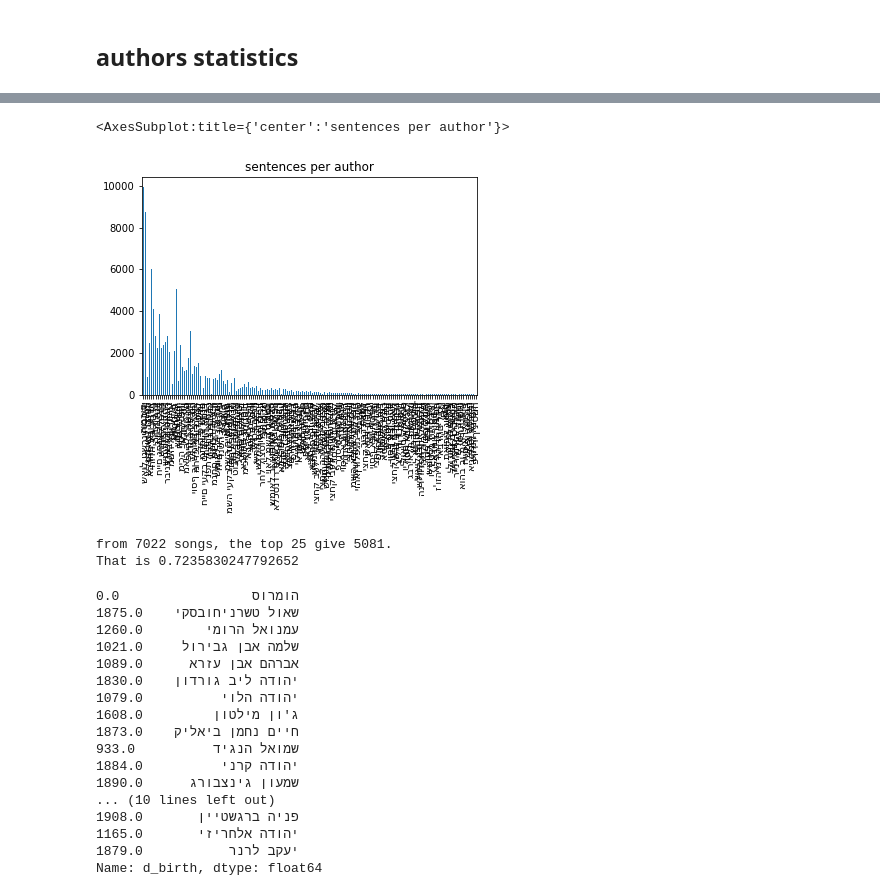
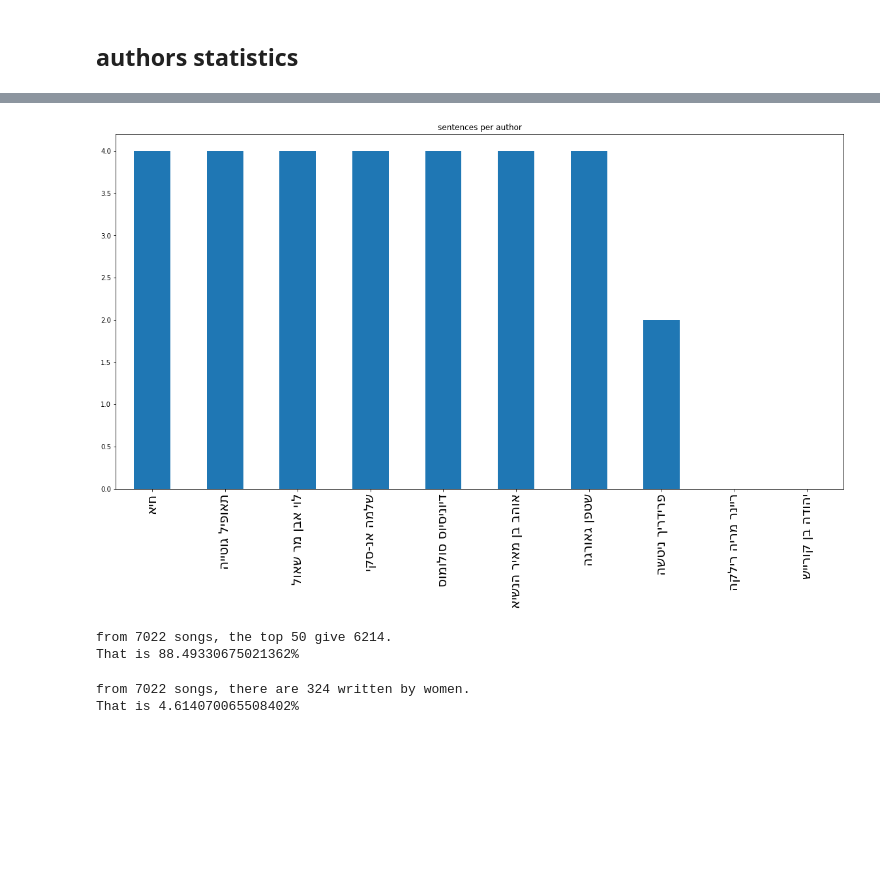
Before and after one commit to ronamir1/NLP-finalProject, a Jupyter notebook: Data_Processing/authors_statistics.ipynb, the cells around one changed output, grey strips where cells are left out. Cells and saved outputs as stored; diff of their text form; code cells hidden in the pictures; blank space fills up the shorter version.

```diff
--- a/Data_Processing/authors_statistics.ipynb
+++ b/Data_Processing/authors_statistics.ipynb
@@ -71,4 +72,7 @@ authors_data_frame.head()
 | עמנואל הרומי | 21 | [26, 0, 39, 0, 18, 13, 13, 13, 13... | [5222, 13015, 4448, 3105, 3729, 6... | 107 | male | Rome | Fermo | 1260-01-01 | 1328-01-01 | ... |
 | שלמה אבן גבירול | 627 | [3, 0, 4, 1, 14, 2, 0, 1, 7, 8, 1... | [30, 50, 48, 53, 353, 35, 139, 13... | 40 | male | M?laga | Valencia | 1021-01-01 | 11/18/1057 | ... |
 | אברהם אבן עזרא | 668 | [8, 9, 6, 7, 5, 1, 7, 6, 9, 1, 6,... | [96, 100, 73, 43, 65, 16, 257, 69... | 46 | male | Tudela | Tudela | 1089-01-01 | 1167-10-15 | ... |
+# %%
+reversed_names_df = authors_data_frame
+reversed_names_df.index = reversed_names_df.index.map(lambda x : x[::-1])
 # %%
@@ -79,35 +85,27 @@ authors_data_frame.words_total.plot.bar(title="words per author")
 # %%
-authors_data_frame.sentence_total.plot.bar(title="sentences per author")
+plt.figure(figsize=(20, 10))
+reversed_names_df.sentence_total.sort_values(ascending=False)[-10:].plot.bar(title="sentences per author")
+plt.xticks(fontsize=20)
+plt.show()
 # %% [output]
-<AxesSubplot:title={'center':'sentences per author'}>
-[figure, old version]
+[figure, new version]
 # %%
-N=25
+N=50
 
 total_songs = authors_data_frame.songs_count.sum()
 top_authors = authors_data_frame.iloc[:N]
 print(f"from {total_songs} songs, the top {N} give {top_authors.songs_count.sum()}.\n"
-      f"That is {top_authors.songs_count.sum() / total_songs}\n")
-top_authors_b_day = top_authors.d_birth.apply(lambda x:x if type(x) != str else int(x.split('-')[0]))
-top_authors_b_day
+      f"That is {top_authors.songs_count.sum() / total_songs * 100}% \n")
+# top_authors_b_day = top_authors.d_birth.apply(lambda x:x if type(x) != str else int(x.split('-')[0]))
+# top_authors_b_day
 # %% [output]
-from 7022 songs, the top 25 give 5081.
-That is 0.7235830247792652
+from 7022 songs, the top 50 give 6214.
+That is 88.49330675021362%
-הומרוס                 0.0
-שאול טשרניחובסקי    1875.0
-עמנואל הרומי        1260.0
-שלמה אבן גבירול     1021.0
-אברהם אבן עזרא      1089.0
-יהודה ליב גורדון    1830.0
-יהודה הלוי          1079.0
-ג'ון מילטון         1608.0
-חיים נחמן ביאליק    1873.0
-שמואל הנגיד          933.0
-יהודה קרני          1884.0
-שמעון גינצבורג      1890.0
-... (10 lines left out)
-פניה ברגשטיין       1908.0
-יהודה אלחריזי       1165.0
-יעקב לרנר           1879.0
-Name: d_birth, dtype: float64
+# %%
+total_songs_by_women = authors_data_frame.loc[authors_data_frame["sex"] == "female"].songs_count.sum()
+print(f"from {total_songs} songs, there are {total_songs_by_women} written by women.\n"
+      f"That is {total_songs_by_women / total_songs * 100}% \n")
+# %% [output]
+from 7022 songs, there are 324 written by women.
+That is 4.614070065508402%
 # %%
```
Also changed, not shown: parts of 3 cells of this notebook, 4 other files.
